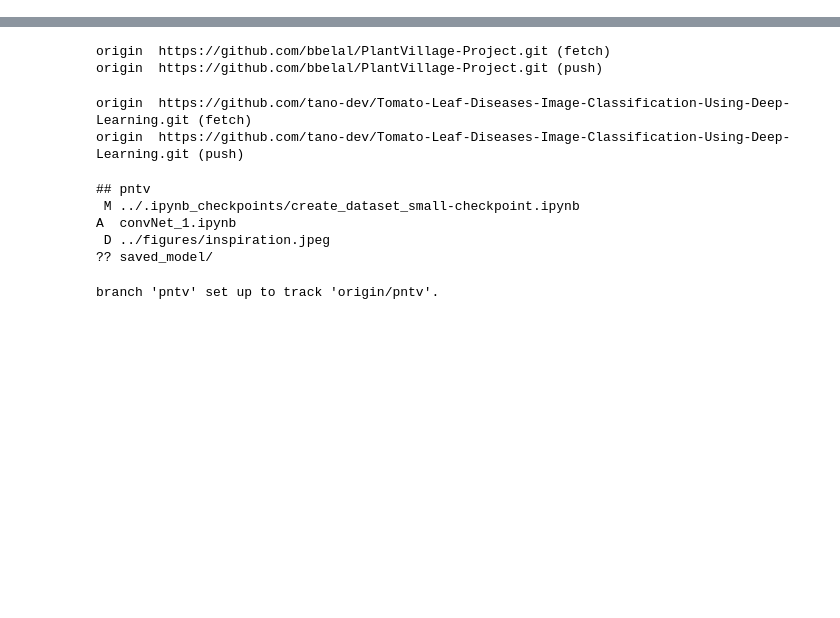
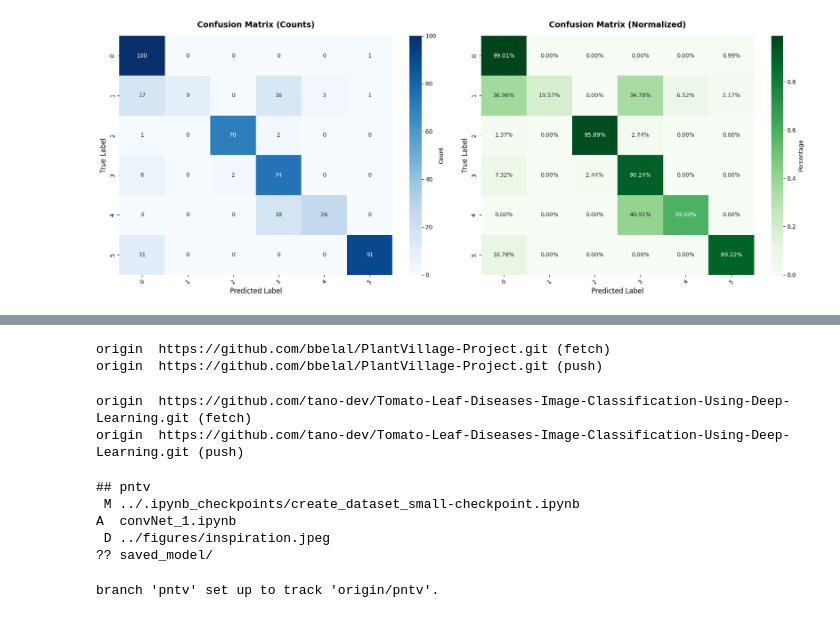
Before and after one commit to tano-dev/Tomato-Leaf-Diseases-Classification-Using-Image-Processing-and-CNN, a Jupyter notebook: approach-color/convNet_1.ipynb, the cells around one changed output, grey strips where cells are left out. Cells and saved outputs as stored; diff of their text form; code cells hidden in the pictures; blank space fills up the shorter version.

```diff
--- a/approach-color/convNet_1.ipynb
+++ b/approach-color/convNet_1.ipynb
@@ -126,13 +135,17 @@ Model: "sequential"
 model.compile(
     loss='categorical_crossentropy',
     optimizer=optimizers.Adam(learning_rate=learning_rate),
-    metrics=['accuracy']
+    metrics=[
+        'accuracy',
+        keras.metrics.Precision(name='precision'),
+        keras.metrics.Recall(name='recall'),
+        keras.metrics.AUC(name='auc')
+    ]
 )
 # %%
-#callbacks
 callbacks = [
     ModelCheckpoint(
-        './saved_model/tomato_best.h5',
+        './saved_model/tomato_rgb_best.h5',
         monitor='val_accuracy',
         save_best_only=True,
         mode='max',
@@ -157,17 +170,16 @@ callbacks = [
     )
 ]
 # %%
-#training
 history = model.fit(
     train_generator,
-    steps_per_epoch=STEPS_PER_EPOCH,
+    steps_per_epoch=steps_per_epoch,
     epochs=epochs,
     validation_data=validation_generator,
-    validation_steps=VALIDATION_STEPS,
+    validation_steps=validation_steps,
     callbacks=callbacks,
     verbose=1
 )
 
 # Lưu model cuối cùng
-model.save('./saved_model/tomato_final.h5')
+model.save('./saved_model/tomato_rgb_final.h5')
 # %% [output]
@@ -233,47 +253,41 @@ print(f"Test Accuracy: {test_acc*100:.2f}%")
 # %%
-#vẽ biểu đồ quá trình training
-def plot_training_history(history):
-    acc = history.history['accuracy']
-    val_acc = history.history['val_accuracy']
-    loss = history.history['loss']
-    val_loss = history.history['val_loss']
-    epochs_range = range(1, len(acc) + 1)
+def plot_confusion_matrix(y_true, y_pred, class_names):
+    """Vẽ confusion matrix"""
+    cm = confusion_matrix(y_true, y_pred)
 
-    plt.figure(figsize=(14, 5))
+    # Tính accuracy cho từng class
+    cm_normalized = cm.astype('float') / cm.sum(axis=1)[:, np.newaxis]
 
-    # Subplot 1: Accuracy
-    plt.subplot(1, 2, 1)
-    plt.plot(epochs_range, acc, 'bo-', label='Training Accuracy', linewidth=2)
-    plt.plot(epochs_range, val_acc, 'ro-', label='Validation Accuracy', linewidth=2)
-    plt.title('Training and Validation Accuracy', fontsize=14, fontweight='bold')
-    plt.xlabel('Epochs', fontsize=12)
-    plt.ylabel('Accuracy', fontsize=12)
-    plt.legend(loc='lower right')
-    plt.grid(True, alpha=0.3)
+    fig, (ax1, ax2) = plt.subplots(1, 2, figsize=(18, 7))
 
-    # Subplot 2: Loss
-    plt.subplot(1, 2, 2)
-    plt.plot(epochs_range, loss, 'bo-', label='Training Loss', linewidth=2)
-    plt.plot(epochs_range, val_loss, 'ro-', label='Validation Loss', linewidth=2)
-    plt.title('Training and Validation Loss', fontsize=14, fontweight='bold')
-    plt.xlabel('Epochs', fontsize=12)
-    plt.ylabel('Loss', fontsize=12)
-    plt.legend(loc='upper right')
-    plt.grid(True, alpha=0.3)
+    # Confusion Matrix (Count)
+    sns.heatmap(cm, annot=True, fmt='d', cmap='Blues',
+                xticklabels=class_names,
+                yticklabels=class_names,
+                cbar_kws={'label': 'Count'},
+                ax=ax1)
+    ax1.set_title('Confusion Matrix (Counts)', fontsize=14, fontweight='bold', pad=15)
+    ax1.set_ylabel('True Label', fontsize=12)
+    ax1.set_xlabel('Predicted Label', fontsize=12)
+    ax1.tick_params(axis='x', rotation=45)
+
+    # Confusion Matrix (Normalized)
+    sns.heatmap(cm_normalized, annot=True, fmt='.2%', cmap='Greens',
+                xticklabels=class_names,
+                yticklabels=class_names,
+                cbar_kws={'label': 'Percentage'},
+                ax=ax2)
+    ax2.set_title('Confusion Matrix (Normalized)', fontsize=14, fontweight='bold', pad=15)
+    ax2.set_ylabel('True Label', fontsize=12)
+    ax2.set_xlabel('Predicted Label', fontsize=12)
+    ax2.tick_params(axis='x', rotation=45)
 
     plt.tight_layout()
-    plt.savefig('./results/training_history.png', dpi=300, bbox_inches='tight')
     plt.show()
 
-    # In thông tin chi tiết
-    print("\n" + "=" * 70)
-    print("KẾT QUẢ CHI TIẾT")
-    print("=" * 70)
-    print(f"Độ chính xác training tốt nhất: {max(acc)*100:.2f}%")
-    print(f"Độ chính xác validation tốt nhất: {max(val_acc)*100:.2f}%")
-    print(f"Giá trị loss cuối cùng trên training: {loss[-1]:.4f}")
-    print(f"Giá trị loss cuối cùng trên validation: {val_loss[-1]:.4f}")
+    return cm
 
-# Vẽ biểu đồ
-plot_training_history(history)
+cm = plot_confusion_matrix(y_true, y_pred, class_names)
+# %% [output]
+[figure, added]
 # %%
```
Also changed, not shown: parts of 11 cells of this notebook.
